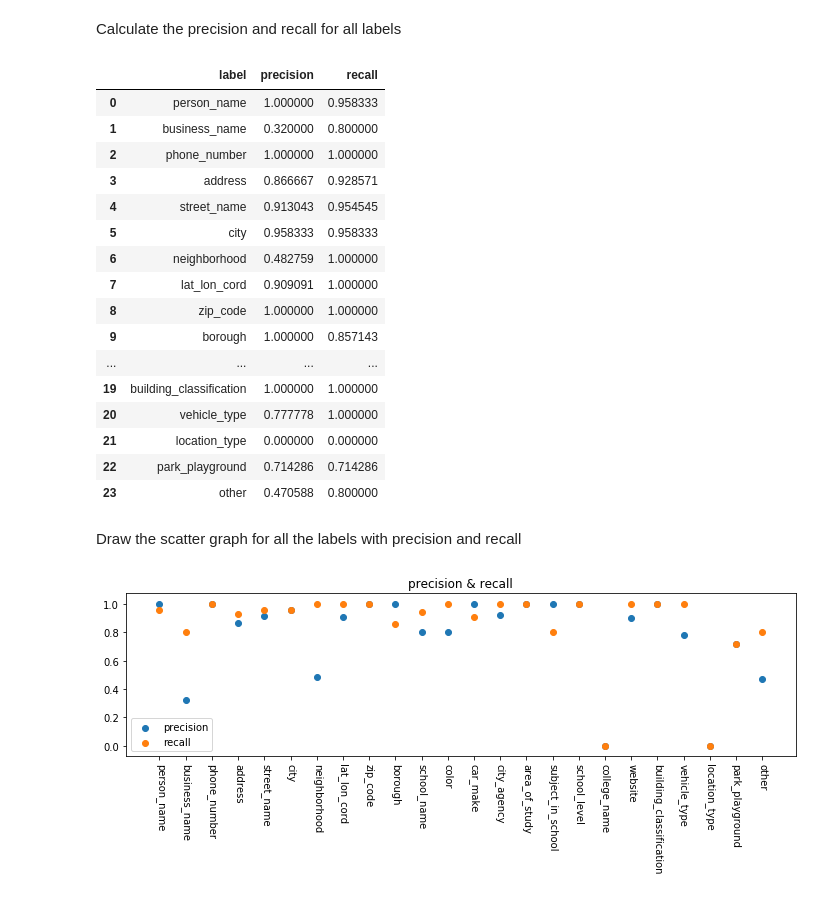
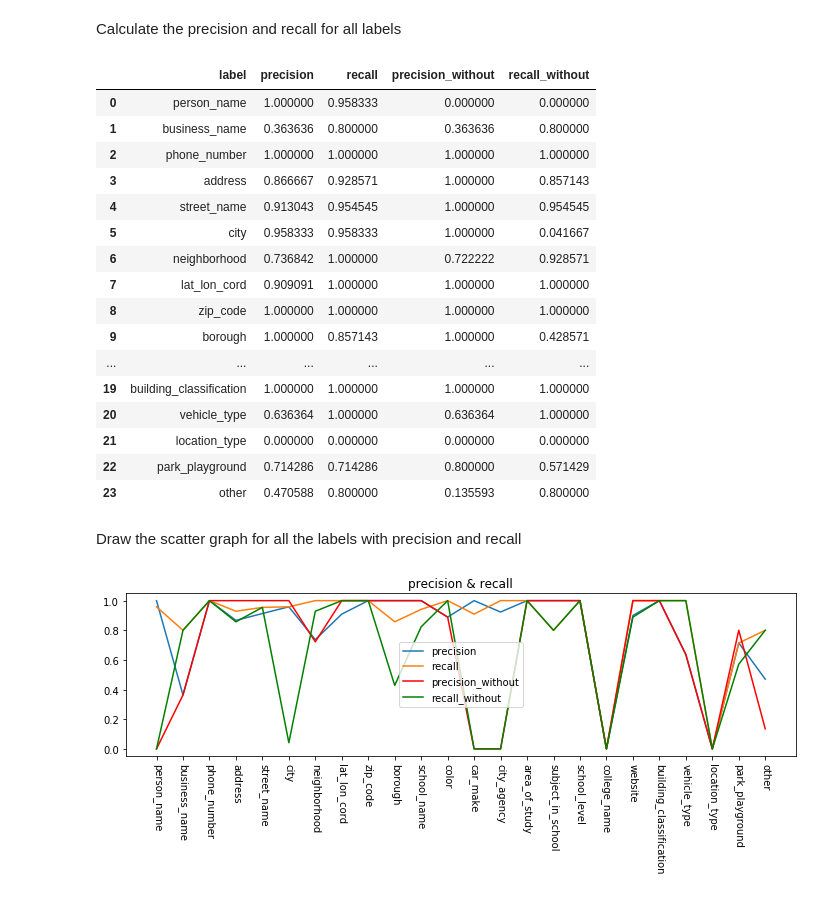
Before and after one commit to poi233/bigdata_project, a Jupyter notebook: Task2.ipynb, the cells around one changed output. Saved outputs shown, nothing was run; the diff lists cells and outputs as text; code cells hidden in the pictures.

```diff
--- a/Task2.ipynb
+++ b/Task2.ipynb
@@ -15,51 +15,60 @@ label_list = ['person_name', 'business_name', 'phone_number', 'address', 'street
 Read data from real_label and predict_label and join them
 # %%
 true_label = pd.read_csv("real_label.csv")
-pred_label = pd.read_csv("predict_label.csv")
-result = pd.merge(true_label, pred_label, how='inner', on='column_name')
+pred_label_with_column_name = pd.read_csv("predict_label_with_column_name.csv")
+pred_label_without_column_name = pd.read_csv("predict_label_without_column_name.csv")
+result = pd.merge(true_label, pred_label_with_column_name, how='inner', on='column_name')
+result = pd.merge(result, pred_label_without_column_name, how='inner', on='column_name')
+# result
 # %% [markdown]
 Calculate the precision and recall for all labels
 # %%
 precision = []
+precision_without = []
 recall = []
+recall_without = []
 for label in label_list:
-    TP = len(result[result['true_label'].str.contains(label) & result['label'].str.contains(label)])
-    all_pred = len(result[result['label'].str.contains(label)])
+    TP = len(result[result['true_label'].str.contains(label) & result['predict_label_with_column_name'].str.contains(label)])
+    TP_without = len(result[result['true_label'].str.contains(label) & result['predict_label_without_column_name'].str.contains(label)])
+    all_pred = len(result[result['predict_label_with_column_name'].str.contains(label)])
+    all_pred_without = len(result[result['predict_label_without_column_name'].str.contains(label)])
     all_actual = len(result[result['true_label'].str.contains(label)])
     precision.append(float(TP) / all_pred if all_pred != 0 else 0)
+    precision_without.append(float(TP_without) / all_pred_without if all_pred_without != 0 else 0)
     recall.append(float(TP) / all_actual if all_actual != 0 else 0)
+    recall_without.append(float(TP_without) / all_actual if all_actual != 0 else 0)
 # %%
-res_data = pd.DataFrame({'label': label_list, 'precision': precision, 'recall': recall})
+res_data = pd.DataFrame({'label': label_list, 'precision': precision, 'recall': recall, 'precision_without': precision_without, 'recall_without': recall_without})
 display(res_data)
 # %% [output]
-|  | label | precision | recall |
-| 0 | person_name | 1.000000 | 0.958333 |
-| 1 | business_name | 0.320000 | 0.800000 |
-| 2 | phone_number | 1.000000 | 1.000000 |
-| 3 | address | 0.866667 | 0.928571 |
-| 4 | street_name | 0.913043 | 0.954545 |
-| 5 | city | 0.958333 | 0.958333 |
-| 6 | neighborhood | 0.482759 | 1.000000 |
-| 7 | lat_lon_cord | 0.909091 | 1.000000 |
-| 8 | zip_code | 1.000000 | 1.000000 |
-| 9 | borough | 1.000000 | 0.857143 |
-| ... | ... | ... | ... |
-| 19 | building_classification | 1.000000 | 1.000000 |
-| 20 | vehicle_type | 0.777778 | 1.000000 |
-| 21 | location_type | 0.000000 | 0.000000 |
-| 22 | park_playground | 0.714286 | 0.714286 |
-| 23 | other | 0.470588 | 0.800000 |
+|  | label | precision | recall | precision_without | recall_without |
+| 0 | person_name | 1.000000 | 0.958333 | 0.000000 | 0.000000 |
+| 1 | business_name | 0.363636 | 0.800000 | 0.363636 | 0.800000 |
+| 2 | phone_number | 1.000000 | 1.000000 | 1.000000 | 1.000000 |
+| 3 | address | 0.866667 | 0.928571 | 1.000000 | 0.857143 |
+| 4 | street_name | 0.913043 | 0.954545 | 1.000000 | 0.954545 |
+| 5 | city | 0.958333 | 0.958333 | 1.000000 | 0.041667 |
+| 6 | neighborhood | 0.736842 | 1.000000 | 0.722222 | 0.928571 |
+| 7 | lat_lon_cord | 0.909091 | 1.000000 | 1.000000 | 1.000000 |
+| 8 | zip_code | 1.000000 | 1.000000 | 1.000000 | 1.000000 |
+| 9 | borough | 1.000000 | 0.857143 | 1.000000 | 0.428571 |
+| ... | ... | ... | ... | ... | ... |
+| 19 | building_classification | 1.000000 | 1.000000 | 1.000000 | 1.000000 |
+| 20 | vehicle_type | 0.636364 | 1.000000 | 0.636364 | 1.000000 |
+| 21 | location_type | 0.000000 | 0.000000 | 0.000000 | 0.000000 |
+| 22 | park_playground | 0.714286 | 0.714286 | 0.800000 | 0.571429 |
+| 23 | other | 0.470588 | 0.800000 | 0.135593 | 0.800000 |
 # %% [markdown]
 Draw the scatter graph for all the labels with precision and recall
 # %%
 plt.figure(figsize=(12, 3))
 plt.title('precision & recall')
-plt.scatter(label_list, precision, label='precision')
-plt.scatter(label_list, recall, label='recall')
-# plt.scatter(label_list, precision, alpha=0.5, label='x')
-# plt.hiscatterst(label_list, recall, alpha=0.5, label='y')
+plt.plot(label_list, precision, label='precision')
+plt.plot(label_list, recall, label='recall')
+plt.plot(label_list, precision_without, color='r',label='precision_without')
+plt.plot(label_list, recall_without, color='g',label='recall_without')
 plt.xticks(rotation=270)
-plt.legend(loc='lower left')
+plt.legend(loc='best')
 plt.show()
 # %% [output]
-[figure, old version]
+[figure, new version]
```
Also changed, not shown: parts of 1 cell of this notebook, 10 other files.
